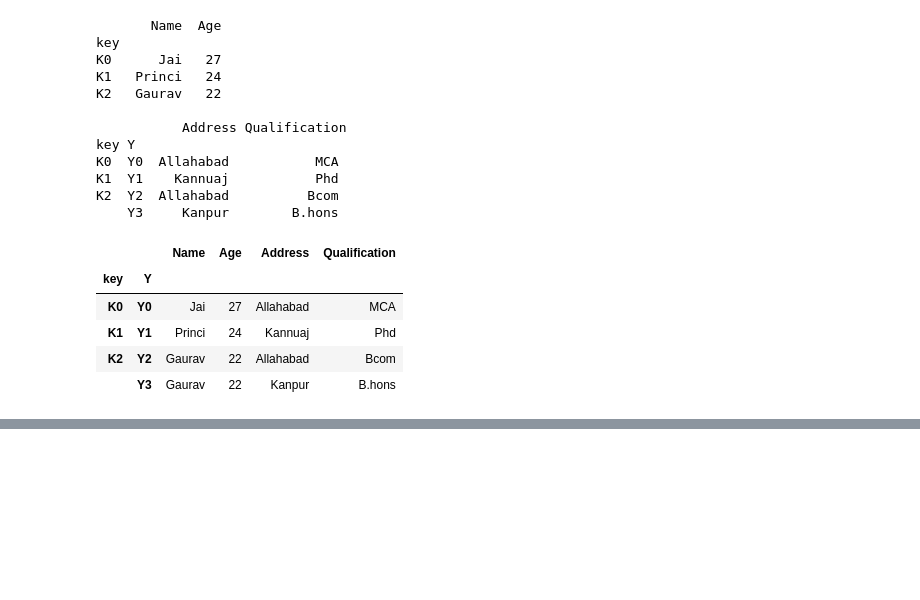
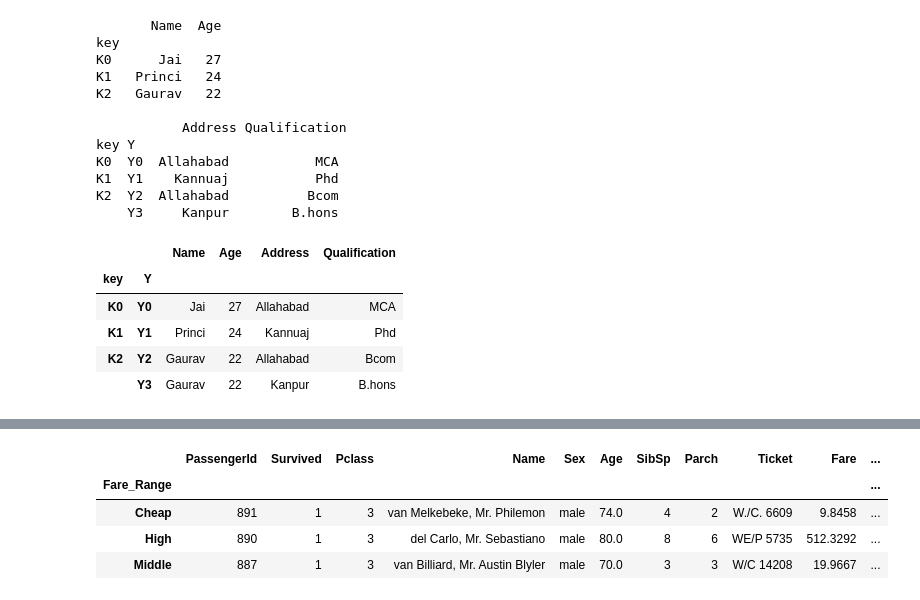
Before and after one commit to sarvjit0721/LearnPandas, a Jupyter notebook: dataFramesOperation.ipynb, the cells around one changed output, grey strips where cells are left out. Cells and saved outputs as stored; diff of their text form; code cells hidden in the pictures; blank space fills up the shorter version.

```diff
--- a/dataFramesOperation.ipynb
+++ b/dataFramesOperation.ipynb
@@ -572,0 +668,8 @@ result
+# %%
+g.max()
+# %% [output]
+|  | PassengerId | Survived | Pclass | Name | Sex | Age | SibSp | Parch | Ticket | Fare | ... |
+| Fare_Range |  |  |  |  |  |  |  |  |  |  | ... |
+| Cheap | 891 | 1 | 3 | van Melkebeke, Mr. Philemon | male | 74.0 | 4 | 2 | W./C. 6609 | 9.8458 | ... |
+| High | 890 | 1 | 3 | del Carlo, Mr. Sebastiano | male | 80.0 | 8 | 6 | WE/P 5735 | 512.3292 | ... |
+| Middle | 887 | 1 | 3 | van Billiard, Mr. Austin Blyler | male | 70.0 | 3 | 3 | W/C 14208 | 19.9667 | ... |
```
Also changed, not shown: parts of 17 cells of this notebook, 1 other file.
